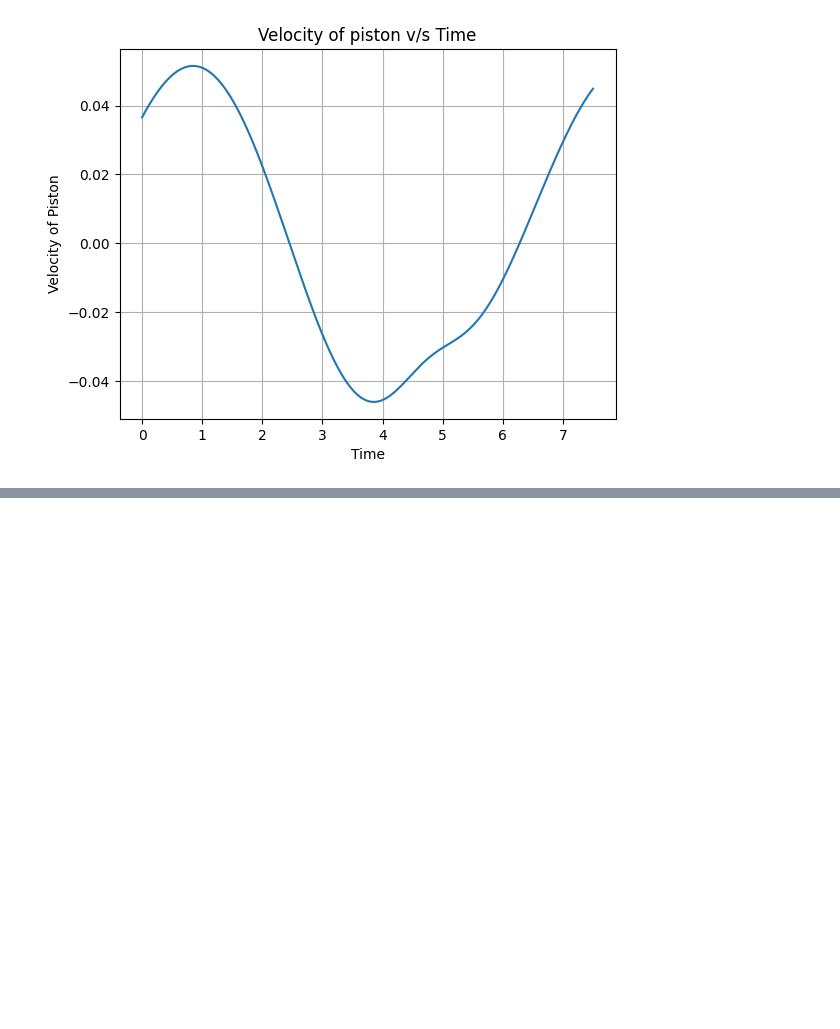
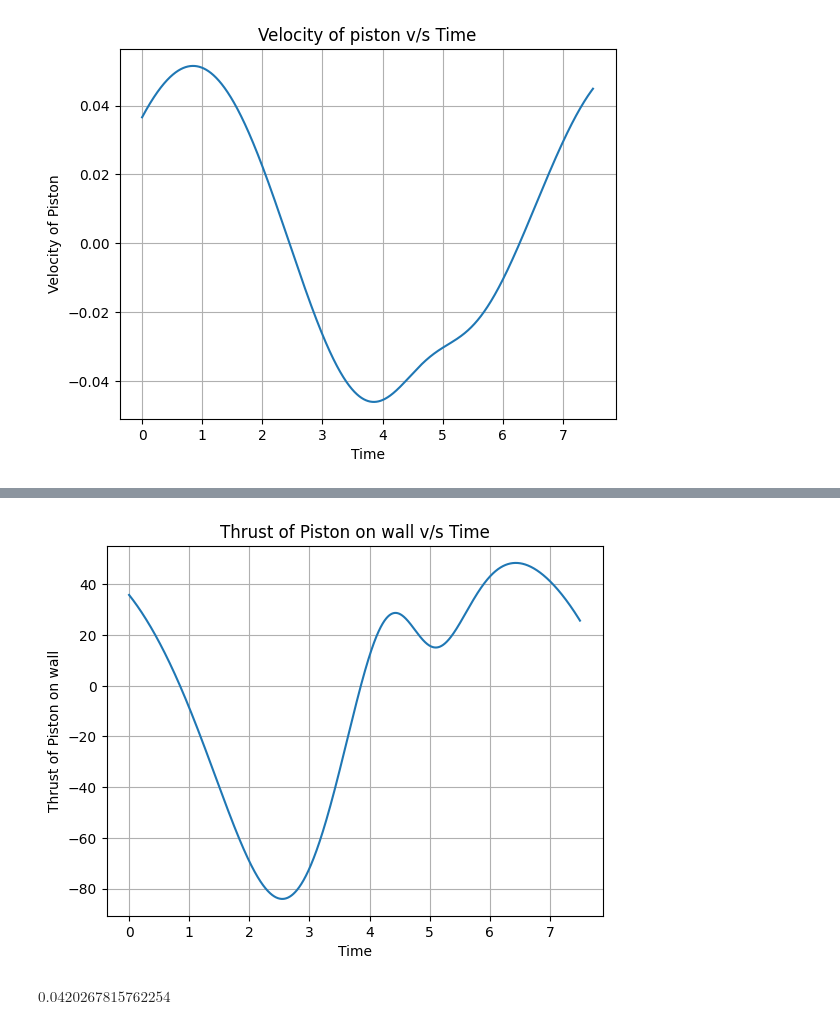
Before and after one commit to Algo-O3/Variable-compression-ratio-using-multi-link-mechanism, a Jupyter notebook: Engine_with_VCR_Final.ipynb, the cells around one changed output, grey strips where cells are left out. Cells and saved outputs as stored; diff of their text form; code cells hidden in the pictures; blank space fills up the shorter version.

Commit message:
Some changes in thrust and acceleration graph

```diff
--- a/Engine_with_VCR_Final.ipynb
+++ b/Engine_with_VCR_Final.ipynb
@@ -432,0 +433,14 @@ $\displaystyle 53.3127496699933$
+# %%
+plt.plot(t_values,P)
+plt.xlabel('Time')
+plt.ylabel('Thrust of Piston on wall')
+plt.title('Thrust of Piston on wall v/s Time')
+plt.grid(True)
+plt.savefig('Thrust vs time')
+plt.show()
+# %% [output]
+[figure, added]
+# %%
+max(Acceleration_values)
+# %% [output]
+$\displaystyle 0.0420267815762254$
```
Also changed, not shown: parts of 14 cells of this notebook, 3 other files.
